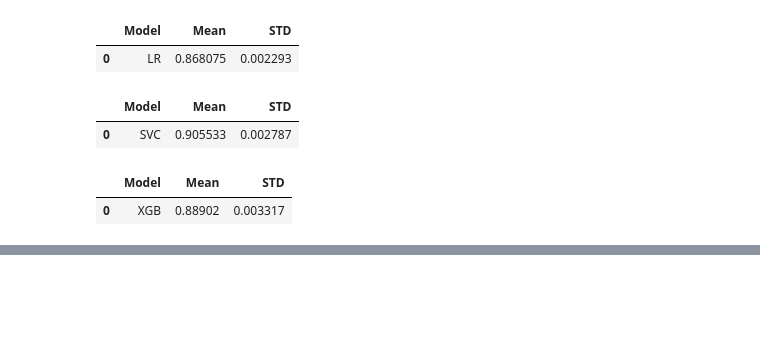
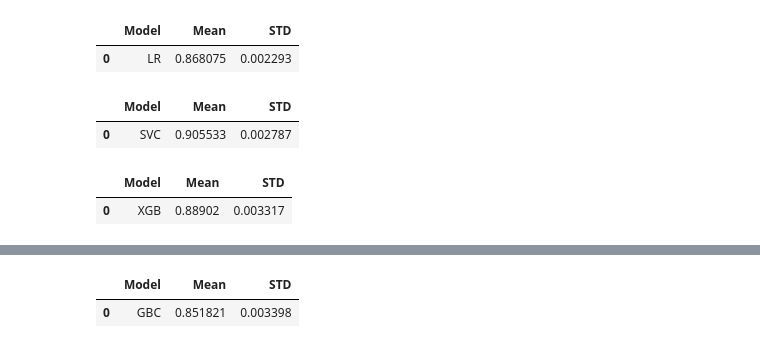
Before and after one commit to MaukanMir/Mcdonalds-Sentiment-Analysis, a Jupyter notebook: training.ipynb, the cells around one changed output, grey strips where cells are left out. Saved outputs shown, nothing was run; the diff lists cells and outputs as text; code cells hidden in the pictures; blank space fills up the shorter version.

Commit message:
added new model results

```diff
--- a/training.ipynb
+++ b/training.ipynb
@@ -331,0 +335,8 @@ testing_selected_models(names, models, X_res, y_res)
+# %%
+names = ['GBC']
+
+models = get_selected_models(names)
+testing_selected_models(names, models, X_res, y_res)
+# %% [output]
+|  | Model | Mean | STD |
+| 0 | GBC | 0.851821 | 0.003398 |
```
Also changed, not shown: parts of 2 cells of this notebook.
